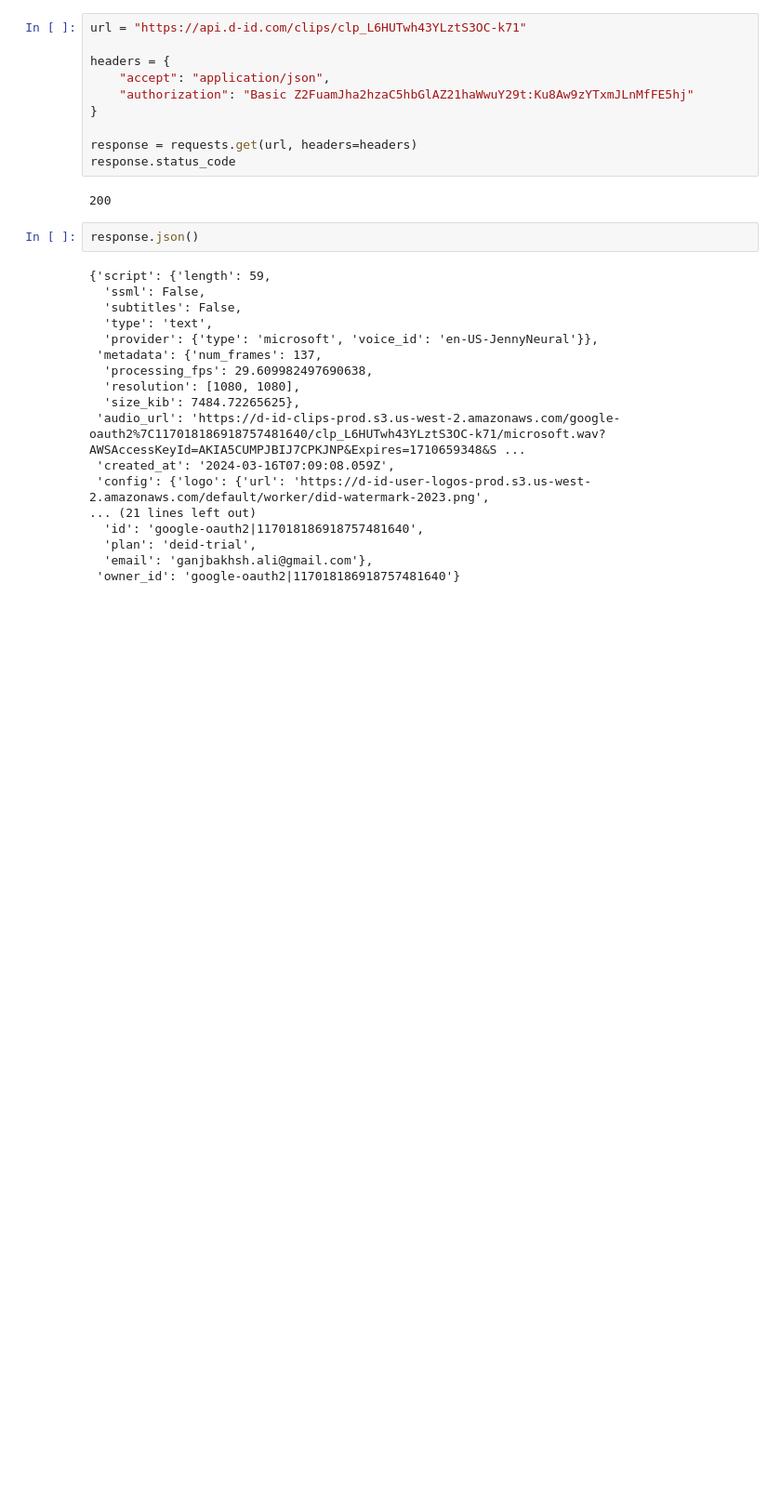
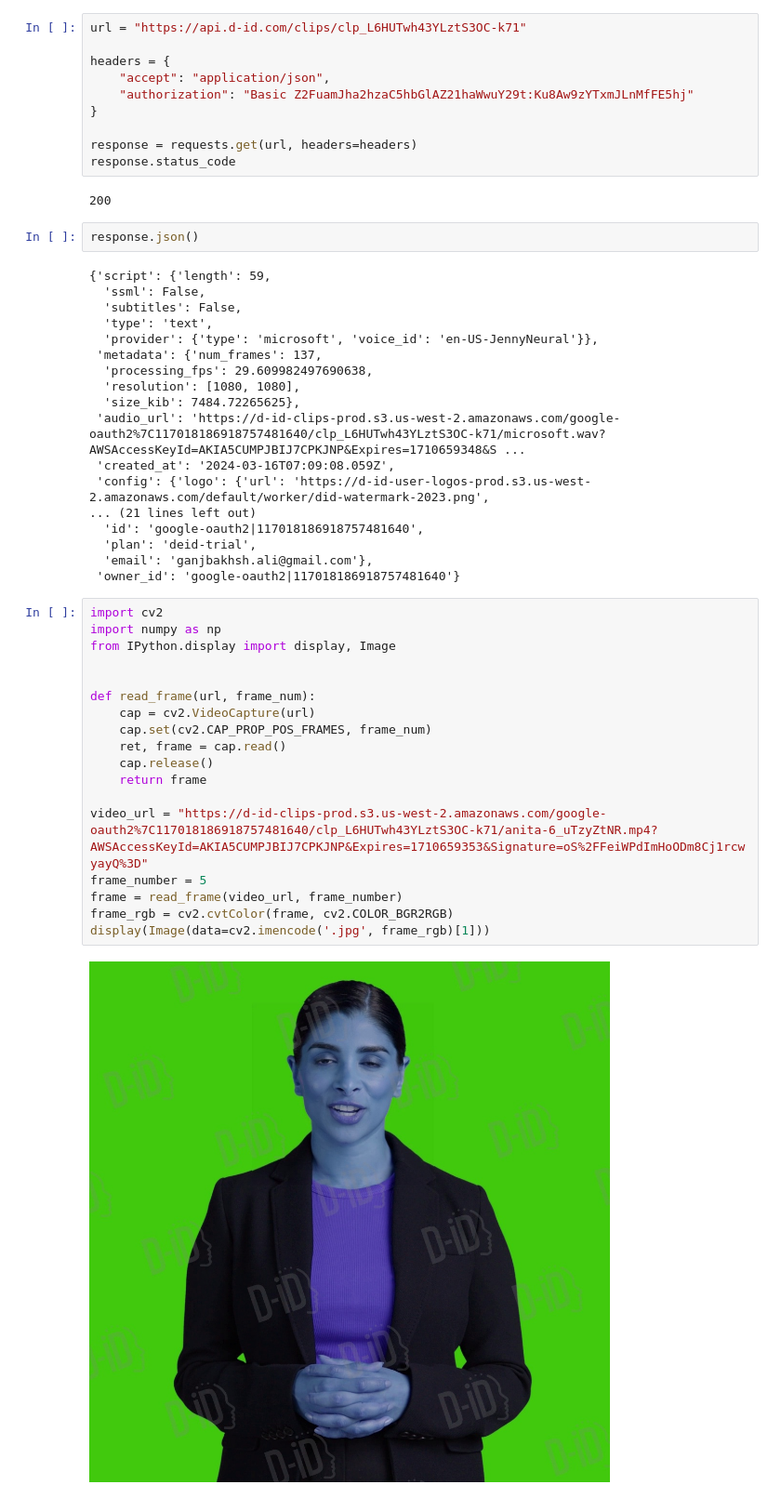
Before and after one commit to ganjbakhshali/deploy_Api_flower, a Jupyter notebook: api_class_2.ipynb, the cells around one changed output. Shown at 93% size. Drawn from its saved outputs; the diff is of its cells as text; blank space fills up the shorter version.

```diff
--- a/api_class_2.ipynb
+++ b/api_class_2.ipynb
@@ -197,3 +197,23 @@ response.json()
   'plan': 'deid-trial',
   'email': 'ganjbakhsh.ali@gmail.com'},
  'owner_id': 'google-oauth2|117018186918757481640'}
+# %%
+import cv2
+import numpy as np
+from IPython.display import display, Image
+
+
+def read_frame(url, frame_num):
+    cap = cv2.VideoCapture(url)
+    cap.set(cv2.CAP_PROP_POS_FRAMES, frame_num)
+    ret, frame = cap.read()
+    cap.release()
+    return frame
+
+video_url = "https://d-id-clips-prod.s3.us-west-2.amazonaws.com/google-oauth2%7C117018186918757481640/clp_L6HUTwh43YLztS3OC-k71/anita-6_uTzyZtNR.mp4?AWSAccessKeyId=AKIA5CUMPJBIJ7CPKJNP&Expires=1710659353&Signature=oS%2FFeiWPdImHoODm8Cj1rcwyayQ%3D"
+frame_number = 5
+frame = read_frame(video_url, frame_number)
+frame_rgb = cv2.cvtColor(frame, cv2.COLOR_BGR2RGB)
+display(Image(data=cv2.imencode('.jpg', frame_rgb)[1]))
+# %% [output]
+[figure, added]
```
